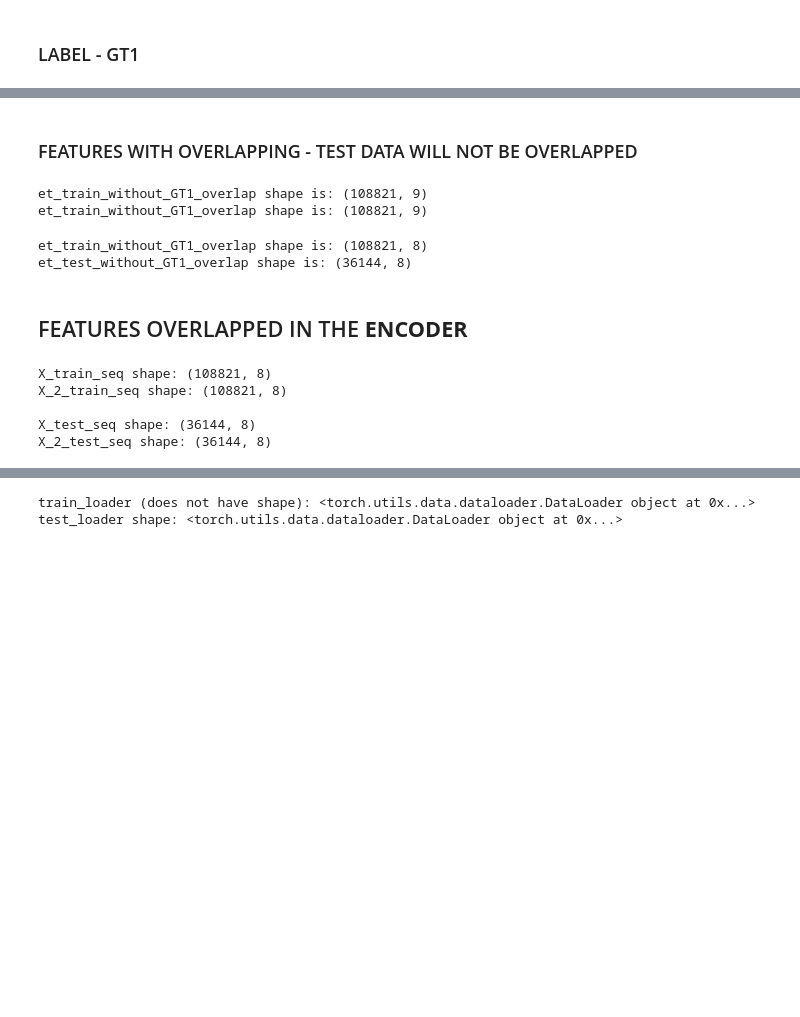
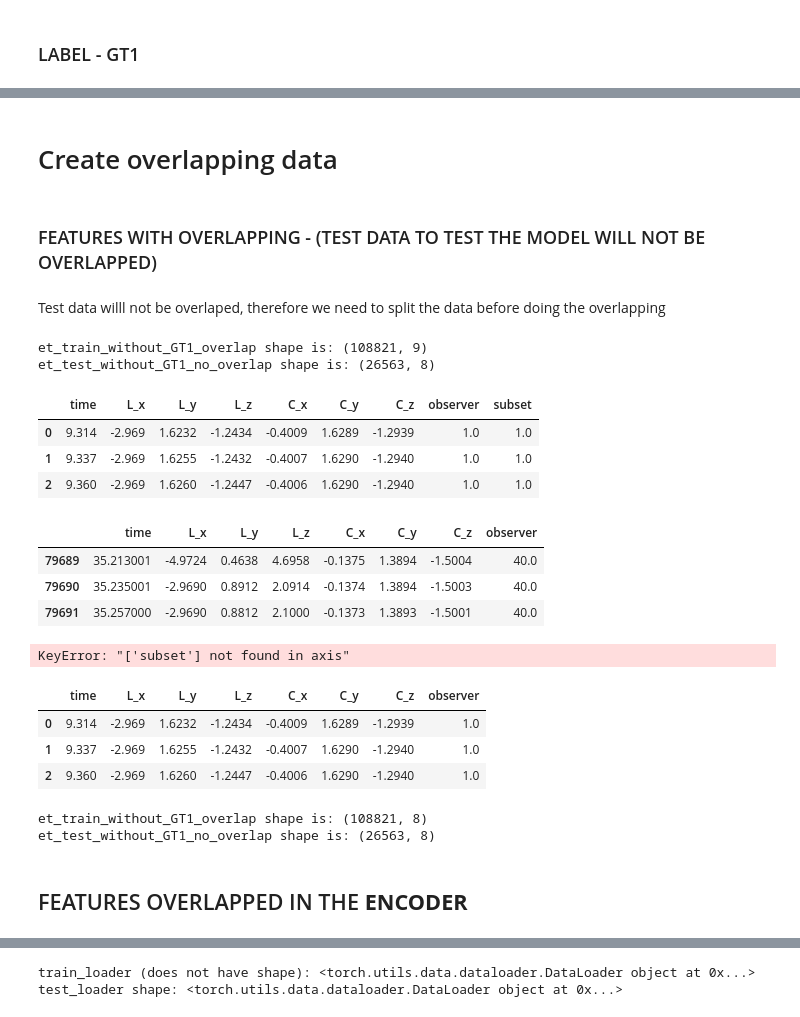
Before and after one commit to lorenafc/MscThesis_EyeTrackingIVR, a Jupyter notebook: OVERLAP_autoencoder_with_rf_sequence_samples_thesis.ipynb, the cells around one changed output, grey strips where cells are left out. Drawn from its saved outputs; the diff is of its cells as text; code cells hidden in the pictures; blank space fills up the shorter version.

```diff
--- a/OVERLAP_autoencoder_with_rf_sequence_samples_thesis.ipynb
+++ b/OVERLAP_autoencoder_with_rf_sequence_samples_thesis.ipynb
@@ -131 +132,3 @@ print(et_test_GT1.shape)
+# %% [markdown]
+# Create overlapping data
 # %%
@@ -170,59 +173,59 @@ def subset_training_data_overlap_by_rows(
     df = pd.concat(all_subsets, ignore_index=True)
     return df
 # %% [markdown]
-### FEATURES WITH OVERLAPPING - TEST DATA WILL NOT BE OVERLAPPED
+### FEATURES WITH OVERLAPPING - (TEST DATA TO TEST THE MODEL WILL NOT BE OVERLAPPED)
+# %% [markdown]
+Test data willl not be overlaped, therefore we need to split the data before doing the overlapping
 # %%
-### REMOVE GT1, ## SPLIT TRAIN/TEST, than overlap: et_train_without_GT1
+### REMOVE GT1, SPLIT TRAIN/TEST, than overlap: et_train_without_GT1
 
 ### OVERLAP TRAINING DATA
 et_train_without_GT1_overlap = subset_training_data_overlap_by_rows(et_train_without_GT1)
 print(f"et_train_without_GT1_overlap shape is: {et_train_without_GT1_overlap.shape}")
 
-### OVERLAP TEST DATA
-et_test_without_GT1_overlap = subset_training_data_overlap_by_rows(et_test_without_GT1)
-print(f"et_train_without_GT1_overlap shape is: {et_train_without_GT1_overlap.shape}")
+### DONT OVERLAP TEST DATA TO TRAIN AUTOENCODER
+et_test_without_GT1_no_overlap = et_test_without_GT1.copy()
+print(f"et_test_without_GT1_no_overlap shape is: {et_test_without_GT1_no_overlap.shape}")
+et_test_without_GT1_no_overlap = et_test_without_GT1_no_overlap.astype('float32')
+# et_test_without_GT1_overlap = subset_training_data_overlap_by_rows(et_test_without_GT1)
 
 # Convert all columns to float32 for compatibility with PyTorch
-# eye_tracking_data_without_GT1_overlap = et_train_without_GT1_overlap.astype('float32')
 et_train_without_GT1_overlap = et_train_without_GT1_overlap.astype('float32')
 # %% [output]
 et_train_without_GT1_overlap shape is: (108821, 9)
-et_train_without_GT1_overlap shape is: (108821, 9)
+et_test_without_GT1_no_overlap shape is: (26563, 8)
+# %%
+et_train_without_GT1_overlap.head(3)
+# %% [output]
+|  | time | L_x | L_y | L_z | C_x | C_y | C_z | observer | subset |
+| 0 | 9.314 | -2.969 | 1.6232 | -1.2434 | -0.4009 | 1.6289 | -1.2939 | 1.0 | 1.0 |
+| 1 | 9.337 | -2.969 | 1.6255 | -1.2432 | -0.4007 | 1.6290 | -1.2940 | 1.0 | 1.0 |
+| 2 | 9.360 | -2.969 | 1.6260 | -1.2447 | -0.4006 | 1.6290 | -1.2940 | 1.0 | 1.0 |
+# %%
+et_test_without_GT1_no_overlap.head(3)
+# %% [output]
+|  | time | L_x | L_y | L_z | C_x | C_y | C_z | observer |
+| 79689 | 35.213001 | -4.9724 | 0.4638 | 4.6958 | -0.1375 | 1.3894 | -1.5004 | 40.0 |
+| 79690 | 35.235001 | -2.9690 | 0.8912 | 2.0914 | -0.1374 | 1.3894 | -1.5003 | 40.0 |
+| 79691 | 35.257000 | -2.9690 | 0.8812 | 2.1000 | -0.1373 | 1.3893 | -1.5001 | 40.0 |
 # %%
-et_train_without_GT1_overlap = et_train_without_GT1_overlap.drop(columns=['observer'])
-et_test_without_GT1_overlap = et_test_without_GT1_overlap.drop(columns=['observer'])
+et_train_without_GT1_overlap = et_train_without_GT1_overlap.drop(columns=['subset'])
+# et_test_without_GT1_overlap = et_test_without_GT1_overlap.drop(columns=['observer']) # but we are not using overlap in test data
+# %% [output]
+KeyError: "['subset'] not found in axis"
+# %%
+et_train_without_GT1_overlap.head(3)
+# %% [output]
+|  | time | L_x | L_y | L_z | C_x | C_y | C_z | observer |
+| 0 | 9.314 | -2.969 | 1.6232 | -1.2434 | -0.4009 | 1.6289 | -1.2939 | 1.0 |
+| 1 | 9.337 | -2.969 | 1.6255 | -1.2432 | -0.4007 | 1.6290 | -1.2940 | 1.0 |
+| 2 | 9.360 | -2.969 | 1.6260 | -1.2447 | -0.4006 | 1.6290 | -1.2940 | 1.0 |
 # %%
 print(f"et_train_without_GT1_overlap shape is: {et_train_without_GT1_overlap.shape}")
-print(f"et_test_without_GT1_overlap shape is: {et_test_without_GT1_overlap.shape}")
+# print(f"et_test_without_GT1_overlap shape is: {et_test_without_GT1_overlap.shape}")
+print(f"et_test_without_GT1_no_overlap shape is: {et_test_without_GT1_no_overlap.shape}")
 # %% [output]
 et_train_without_GT1_overlap shape is: (108821, 8)
-et_test_without_GT1_overlap shape is: (36144, 8)
+et_test_without_GT1_no_overlap shape is: (26563, 8)
 # %% [markdown]
 ## FEATURES OVERLAPPED IN THE **ENCODER**
-# %%
-#converting in numpy array for the tensors
-X_train_seq = et_train_without_GT1_overlap.values
-X_2_train_seq = X_train_seq.copy() # it was x_train_seq
-X_test_seq = et_test_without_GT1_overlap.values                        ### NO OVERLAP TEST DATA
-X_2_test_seq = X_test_seq.copy() # it was y_test_seq
-
-# y_train_seq_GT1 = et_train_GT1_overlap.values # it was x_train_seq   #### NO NEED LABELS FOR THE AUTOENCODEDRS!!
-# y_2_train_seq_GT1 = y_train_seq_GT1.copy() # it was y_train_seq
-# y_test_seq_GT1 = et_test_GT1_overlap.values # it was x_test_seq
-# y_2_test_seq_GT1 = y_test_seq_GT1.copy() # it was y_train_seq
-
-print(f"X_train_seq shape: {X_train_seq.shape}")
-print(f"X_2_train_seq shape: {X_2_train_seq.shape}\n")
-print(f"X_test_seq shape: {X_test_seq.shape}")                       ### NO OVERLAP TEST DATA
-print(f"X_2_test_seq shape: {X_2_test_seq.shape}\n")
-
-# print(f"y_train_seq_GT1 shape: {y_train_seq_GT1.shape}")     #### NO NEED LABELS FOR THE AUTOENCODEDRS!!
-# print(f"y_2_train_seq_GT1 shape: {y_train_seq_GT1.shape}\n")
-# print(f"y_test_seq_GT1 shape: {y_test_seq_GT1.shape}")
-# print(f"y_2_test_seq_GT1 shape: {y_2_test_seq_GT1.shape}")
-# %% [output]
-X_train_seq shape: (108821, 8)
-X_2_train_seq shape: (108821, 8)
-
-X_test_seq shape: (36144, 8)
-X_2_test_seq shape: (36144, 8)
```
Also changed, not shown: parts of 24 cells of this notebook.
